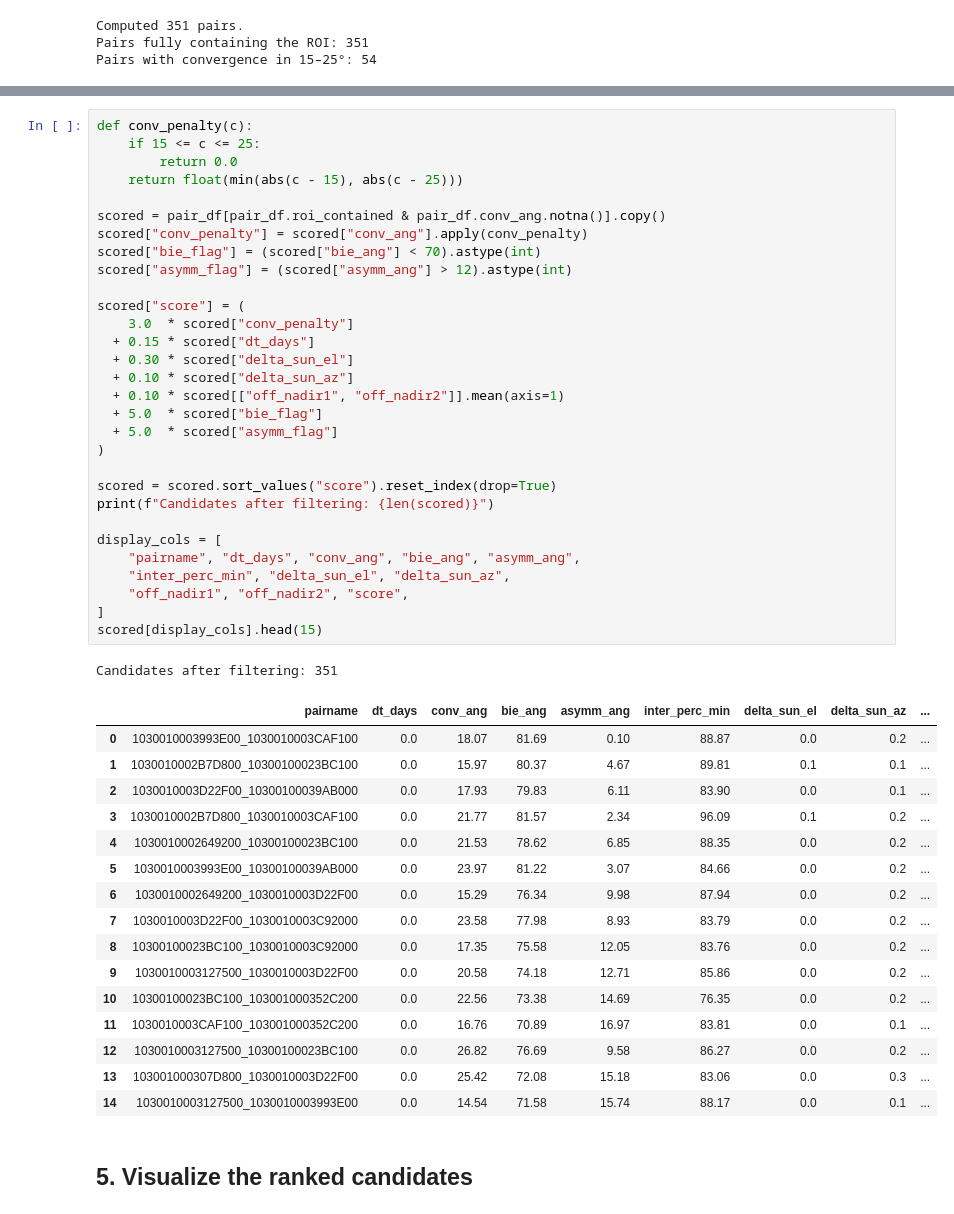
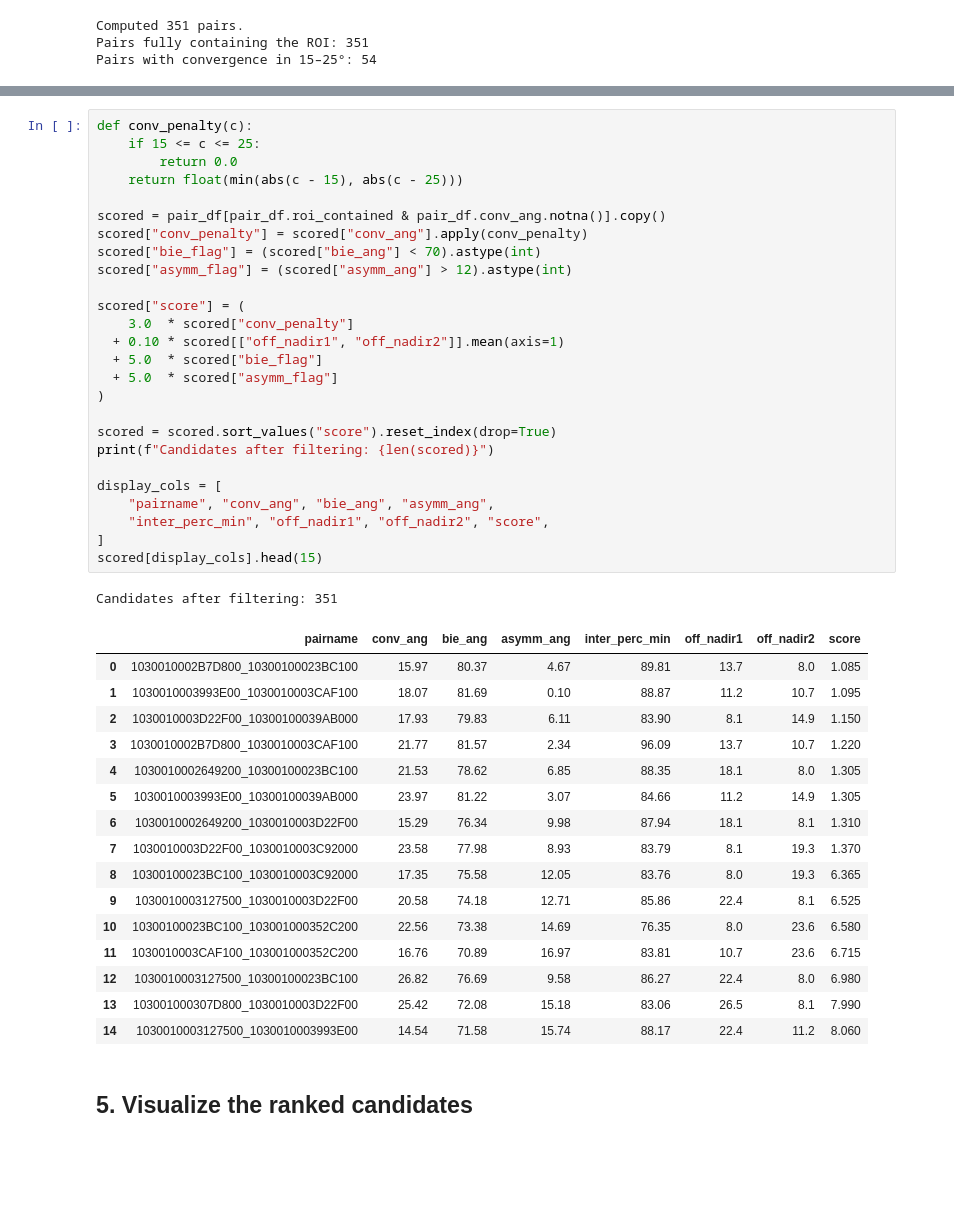
Before and after one commit to uw-cryo/asp_plot, a Jupyter notebook: notebooks/WorldView/worldview_spacenet_atlanta_stereo_scene_selection.ipynb, the cells around one changed output, grey strips where cells are left out. Saved outputs shown, nothing was run; the diff lists cells and outputs as text; blank space fills up the shorter version.

```diff
--- a/notebooks/WorldView/worldview_spacenet_atlanta_stereo_scene_selection.ipynb
+++ b/notebooks/WorldView/worldview_spacenet_atlanta_stereo_scene_selection.ipynb
@@ -296,51 +295,47 @@ score = 3.0 · conv_penalty            # 0 inside [15, 25°], else distance from
 # %%
 def conv_penalty(c):
     if 15 <= c <= 25:
         return 0.0
     return float(min(abs(c - 15), abs(c - 25)))
 
 scored = pair_df[pair_df.roi_contained & pair_df.conv_ang.notna()].copy()
 scored["conv_penalty"] = scored["conv_ang"].apply(conv_penalty)
 scored["bie_flag"] = (scored["bie_ang"] < 70).astype(int)
 scored["asymm_flag"] = (scored["asymm_ang"] > 12).astype(int)
 
 scored["score"] = (
     3.0  * scored["conv_penalty"]
-  + 0.15 * scored["dt_days"]
-  + 0.30 * scored["delta_sun_el"]
-  + 0.10 * scored["delta_sun_az"]
   + 0.10 * scored[["off_nadir1", "off_nadir2"]].mean(axis=1)
   + 5.0  * scored["bie_flag"]
   + 5.0  * scored["asymm_flag"]
 )
 
 scored = scored.sort_values("score").reset_index(drop=True)
 print(f"Candidates after filtering: {len(scored)}")
 
 display_cols = [
-    "pairname", "dt_days", "conv_ang", "bie_ang", "asymm_ang",
-    "inter_perc_min", "delta_sun_el", "delta_sun_az",
-    "off_nadir1", "off_nadir2", "score",
+    "pairname", "conv_ang", "bie_ang", "asymm_ang",
+    "inter_perc_min", "off_nadir1", "off_nadir2", "score",
 ]
 scored[display_cols].head(15)
 # %% [output]
 Candidates after filtering: 351
-|  | pairname | dt_days | conv_ang | bie_ang | asymm_ang | inter_perc_min | delta_sun_el | delta_sun_az | ... |
-| 0 | 1030010003993E00_1030010003CAF100 | 0.0 | 18.07 | 81.69 | 0.10 | 88.87 | 0.0 | 0.2 | ... |
-| 1 | 1030010002B7D800_10300100023BC100 | 0.0 | 15.97 | 80.37 | 4.67 | 89.81 | 0.1 | 0.1 | ... |
-| 2 | 1030010003D22F00_10300100039AB000 | 0.0 | 17.93 | 79.83 | 6.11 | 83.90 | 0.0 | 0.1 | ... |
-| 3 | 1030010002B7D800_1030010003CAF100 | 0.0 | 21.77 | 81.57 | 2.34 | 96.09 | 0.1 | 0.2 | ... |
-| 4 | 1030010002649200_10300100023BC100 | 0.0 | 21.53 | 78.62 | 6.85 | 88.35 | 0.0 | 0.2 | ... |
-| 5 | 1030010003993E00_10300100039AB000 | 0.0 | 23.97 | 81.22 | 3.07 | 84.66 | 0.0 | 0.2 | ... |
-| 6 | 1030010002649200_1030010003D22F00 | 0.0 | 15.29 | 76.34 | 9.98 | 87.94 | 0.0 | 0.2 | ... |
-| 7 | 1030010003D22F00_1030010003C92000 | 0.0 | 23.58 | 77.98 | 8.93 | 83.79 | 0.0 | 0.2 | ... |
-| 8 | 10300100023BC100_1030010003C92000 | 0.0 | 17.35 | 75.58 | 12.05 | 83.76 | 0.0 | 0.2 | ... |
-| 9 | 1030010003127500_1030010003D22F00 | 0.0 | 20.58 | 74.18 | 12.71 | 85.86 | 0.0 | 0.2 | ... |
-| 10 | 10300100023BC100_103001000352C200 | 0.0 | 22.56 | 73.38 | 14.69 | 76.35 | 0.0 | 0.2 | ... |
-| 11 | 1030010003CAF100_103001000352C200 | 0.0 | 16.76 | 70.89 | 16.97 | 83.81 | 0.0 | 0.1 | ... |
-| 12 | 1030010003127500_10300100023BC100 | 0.0 | 26.82 | 76.69 | 9.58 | 86.27 | 0.0 | 0.2 | ... |
-| 13 | 103001000307D800_1030010003D22F00 | 0.0 | 25.42 | 72.08 | 15.18 | 83.06 | 0.0 | 0.3 | ... |
-| 14 | 1030010003127500_1030010003993E00 | 0.0 | 14.54 | 71.58 | 15.74 | 88.17 | 0.0 | 0.1 | ... |
+|  | pairname | conv_ang | bie_ang | asymm_ang | inter_perc_min | off_nadir1 | off_nadir2 | score |
+| 0 | 1030010002B7D800_10300100023BC100 | 15.97 | 80.37 | 4.67 | 89.81 | 13.7 | 8.0 | 1.085 |
+| 1 | 1030010003993E00_1030010003CAF100 | 18.07 | 81.69 | 0.10 | 88.87 | 11.2 | 10.7 | 1.095 |
+| 2 | 1030010003D22F00_10300100039AB000 | 17.93 | 79.83 | 6.11 | 83.90 | 8.1 | 14.9 | 1.150 |
+| 3 | 1030010002B7D800_1030010003CAF100 | 21.77 | 81.57 | 2.34 | 96.09 | 13.7 | 10.7 | 1.220 |
+| 4 | 1030010002649200_10300100023BC100 | 21.53 | 78.62 | 6.85 | 88.35 | 18.1 | 8.0 | 1.305 |
+| 5 | 1030010003993E00_10300100039AB000 | 23.97 | 81.22 | 3.07 | 84.66 | 11.2 | 14.9 | 1.305 |
+| 6 | 1030010002649200_1030010003D22F00 | 15.29 | 76.34 | 9.98 | 87.94 | 18.1 | 8.1 | 1.310 |
+| 7 | 1030010003D22F00_1030010003C92000 | 23.58 | 77.98 | 8.93 | 83.79 | 8.1 | 19.3 | 1.370 |
+| 8 | 10300100023BC100_1030010003C92000 | 17.35 | 75.58 | 12.05 | 83.76 | 8.0 | 19.3 | 6.365 |
+| 9 | 1030010003127500_1030010003D22F00 | 20.58 | 74.18 | 12.71 | 85.86 | 22.4 | 8.1 | 6.525 |
+| 10 | 10300100023BC100_103001000352C200 | 22.56 | 73.38 | 14.69 | 76.35 | 8.0 | 23.6 | 6.580 |
+| 11 | 1030010003CAF100_103001000352C200 | 16.76 | 70.89 | 16.97 | 83.81 | 10.7 | 23.6 | 6.715 |
+| 12 | 1030010003127500_10300100023BC100 | 26.82 | 76.69 | 9.58 | 86.27 | 22.4 | 8.0 | 6.980 |
+| 13 | 103001000307D800_1030010003D22F00 | 25.42 | 72.08 | 15.18 | 83.06 | 26.5 | 8.1 | 7.990 |
+| 14 | 1030010003127500_1030010003993E00 | 14.54 | 71.58 | 15.74 | 88.17 | 22.4 | 11.2 | 8.060 |
 # %% [markdown]
 ## 5. Visualize the ranked candidates
 # %%
```
Also changed, not shown: parts of 5 cells of this notebook.
